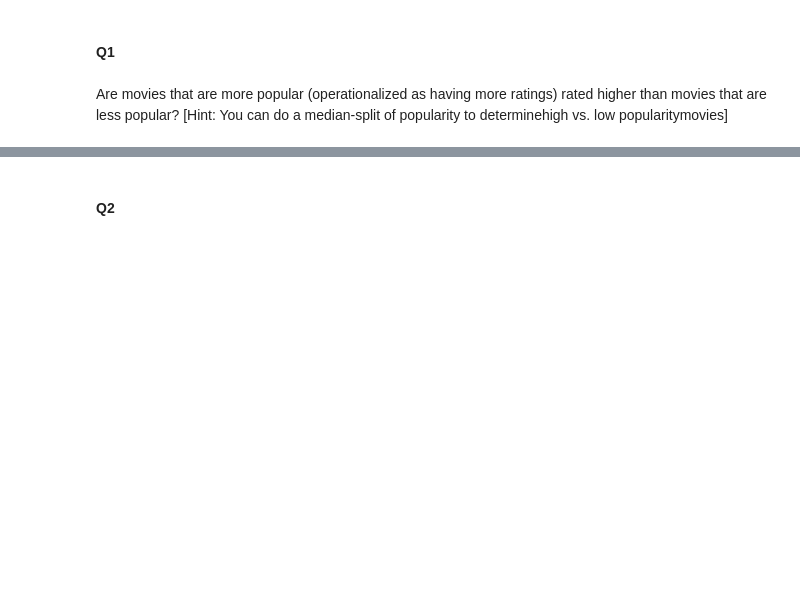
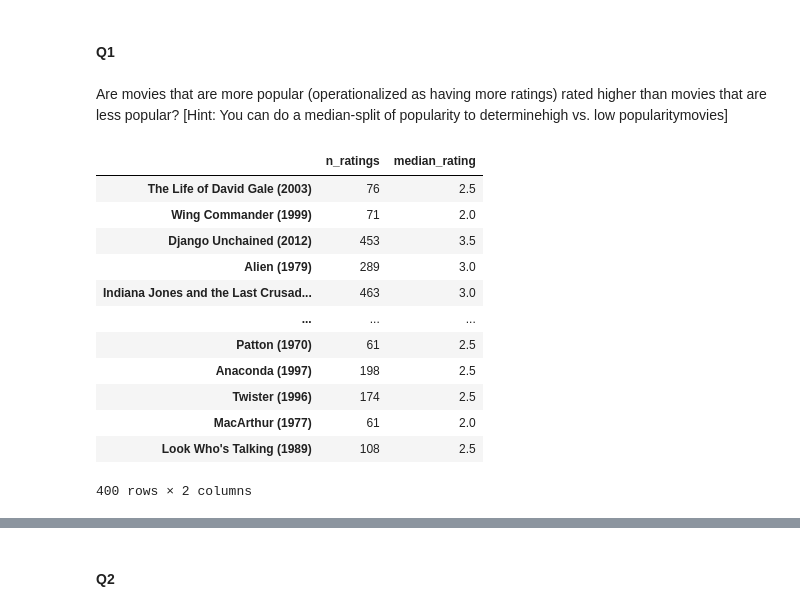
Before and after one commit to jinjinran2001/movie_analysis, a Jupyter notebook: main.ipynb, the cells around one changed output, grey strips where cells are left out. Saved outputs shown, nothing was run; the diff lists cells and outputs as text; code cells hidden in the pictures; blank space fills up the shorter version.

```diff
--- a/main.ipynb
+++ b/main.ipynb
@@ -28,10 +28,27 @@ movie_ratings = data.iloc[:, :400]
 # %% [markdown]
 Are movies that are more popular (operationalized as having more ratings) rated higher than movies that are less popular? [Hint: You can do a median-split of popularity to determinehigh vs. low popularitymovies]
 # %%
+
 movie_stats = pd.DataFrame({
         'n_ratings': movie_ratings.notna().sum(),  # Number of ratings (popularity)
-        'mean_rating': movie_ratings.mean(),       # Average rating
+        'median_rating': movie_ratings.median(),       # Median rating
 })
+# %%
+movie_stats
+# %% [output]
+|  | n_ratings | median_rating |
+| The Life of David Gale (2003) | 76 | 2.5 |
+| Wing Commander (1999) | 71 | 2.0 |
+| Django Unchained (2012) | 453 | 3.5 |
+| Alien (1979) | 289 | 3.0 |
+| Indiana Jones and the Last Crusad... | 463 | 3.0 |
+| ... | ... | ... |
+| Patton (1970) | 61 | 2.5 |
+| Anaconda (1997) | 198 | 2.5 |
+| Twister (1996) | 174 | 2.5 |
+| MacArthur (1977) | 61 | 2.0 |
+| Look Who's Talking (1989) | 108 | 2.5 |
+400 rows × 2 columns
 # %%
 median_ratings = movie_stats['n_ratings'].median()
 movie_stats['is_popular'] = movie_stats['n_ratings'] > median_ratings
```
Also changed, not shown: parts of 11 cells of this notebook.
